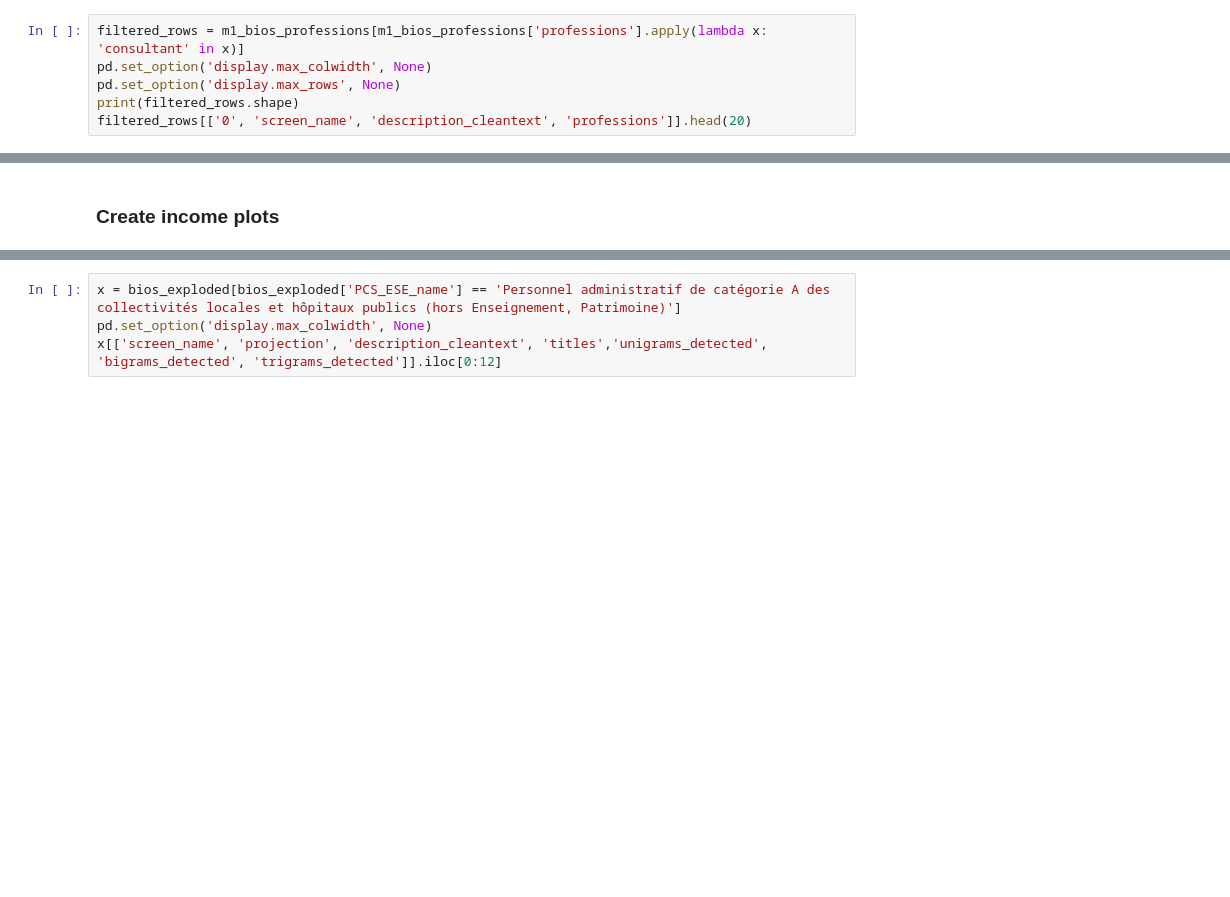
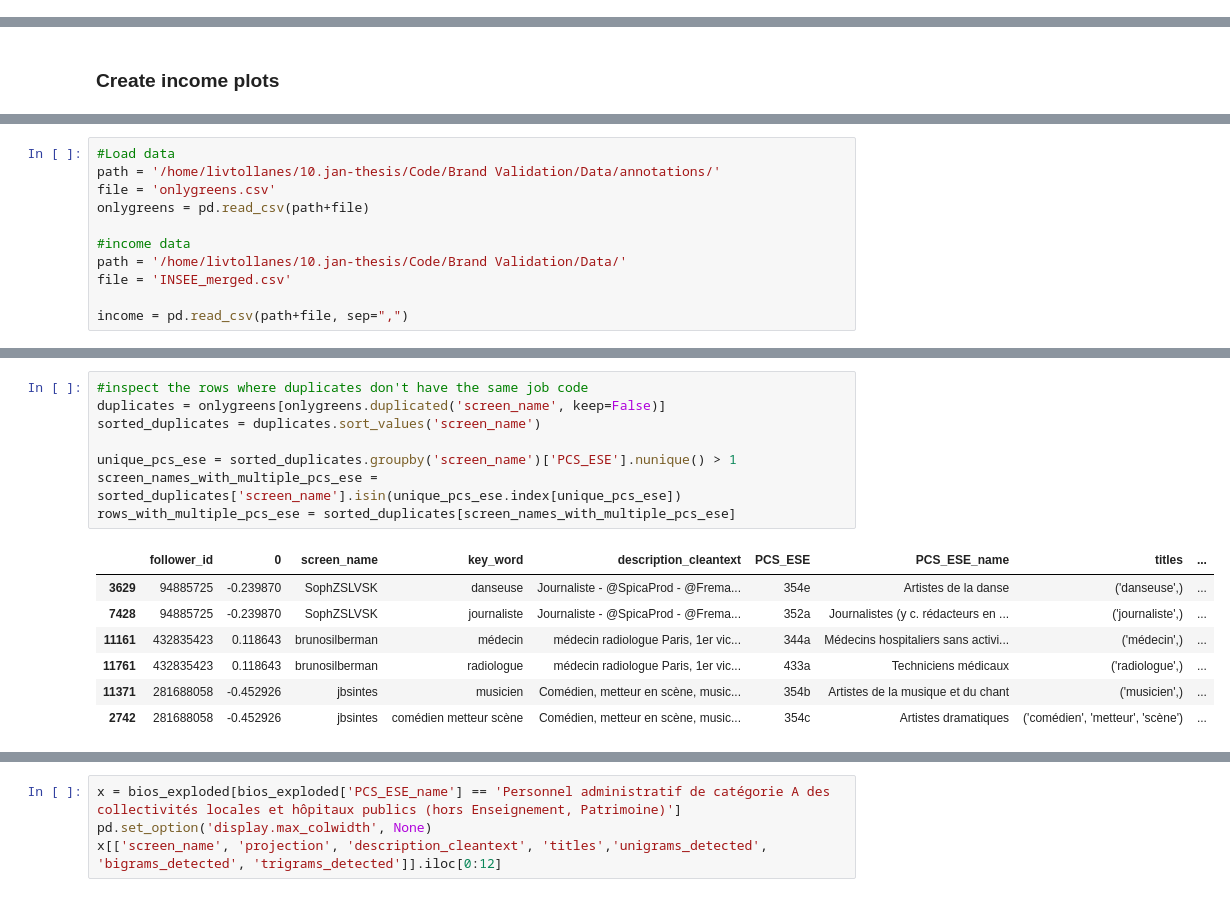
Before and after one commit to livtol99/Liv-Stage---FOCOS-Hand-Over, a Jupyter notebook: Code/Brand Validation/Income_val.ipynb, the cells around one changed output, grey strips where cells are left out. Drawn from its saved outputs; the diff is of its cells as text; blank space fills up the shorter version.

```diff
--- a/Code/Brand Validation/Income_val.ipynb
+++ b/Code/Brand Validation/Income_val.ipynb
@@ -81,6 +22,0 @@ m1_bios_professions[['screen_name','1', 'professions', 'description_cleantext',
-# %%
-filtered_rows = m1_bios_professions[m1_bios_professions['professions'].apply(lambda x: 'consultant' in x)]
-pd.set_option('display.max_colwidth', None)
-pd.set_option('display.max_rows', None)
-print(filtered_rows.shape)
-filtered_rows[['0', 'screen_name', 'description_cleantext', 'professions']].head(20)
@@ -583,0 +336,11 @@ bios_exploded = bios_exploded.merge(job_titles, on='titles', how='left')
+# %%
+#Load data
+path = '/home/livtollanes/10.jan-thesis/Code/Brand Validation/Data/annotations/'
+file = 'onlygreens.csv'
+onlygreens = pd.read_csv(path+file)
+
+#income data
+path = '/home/livtollanes/10.jan-thesis/Code/Brand Validation/Data/'
+file = 'INSEE_merged.csv'
+
+income = pd.read_csv(path+file, sep=",")
@@ -583,0 +367,16 @@ bios_exploded = bios_exploded.merge(job_titles, on='titles', how='left')
+# %%
+#inspect the rows where duplicates don't have the same job code
+duplicates = onlygreens[onlygreens.duplicated('screen_name', keep=False)]
+sorted_duplicates = duplicates.sort_values('screen_name')
+
+unique_pcs_ese = sorted_duplicates.groupby('screen_name')['PCS_ESE'].nunique() > 1
+screen_names_with_multiple_pcs_ese = sorted_duplicates['screen_name'].isin(unique_pcs_ese.index[unique_pcs_ese])
+rows_with_multiple_pcs_ese = sorted_duplicates[screen_names_with_multiple_pcs_ese]
+# %% [output]
+|  | follower_id | 0 | screen_name | key_word | description_cleantext | PCS_ESE | PCS_ESE_name | titles | ... |
+| 3629 | 94885725 | -0.239870 | SophZSLVSK | danseuse | Journaliste - @SpicaProd - @Frema... | 354e | Artistes de la danse | ('danseuse',) | ... |
+| 7428 | 94885725 | -0.239870 | SophZSLVSK | journaliste | Journaliste - @SpicaProd - @Frema... | 352a | Journalistes (y c. rédacteurs en ... | ('journaliste',) | ... |
+| 11161 | 432835423 | 0.118643 | brunosilberman | médecin | médecin radiologue Paris, 1er vic... | 344a | Médecins hospitaliers sans activi... | ('médecin',) | ... |
+| 11761 | 432835423 | 0.118643 | brunosilberman | radiologue | médecin radiologue Paris, 1er vic... | 433a | Techniciens médicaux | ('radiologue',) | ... |
+| 11371 | 281688058 | -0.452926 | jbsintes | musicien | Comédien, metteur en scène, music... | 354b | Artistes de la musique et du chant | ('musicien',) | ... |
+| 2742 | 281688058 | -0.452926 | jbsintes | comédien metteur scène | Comédien, metteur en scène, music... | 354c | Artistes dramatiques | ('comédien', 'metteur', 'scène') | ... |
```
Also changed, not shown: parts of 32 cells of this notebook.
